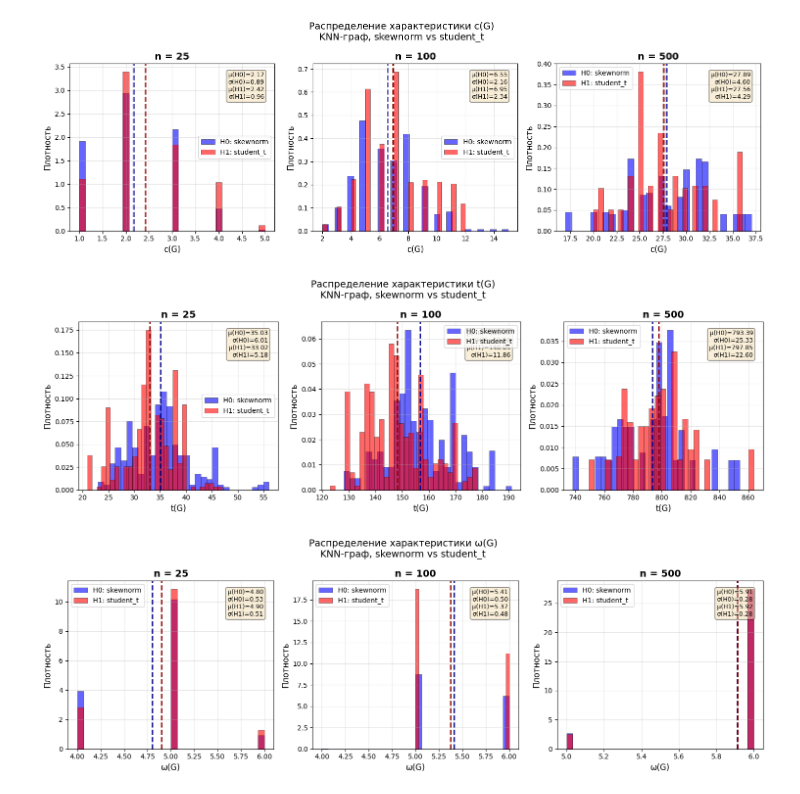
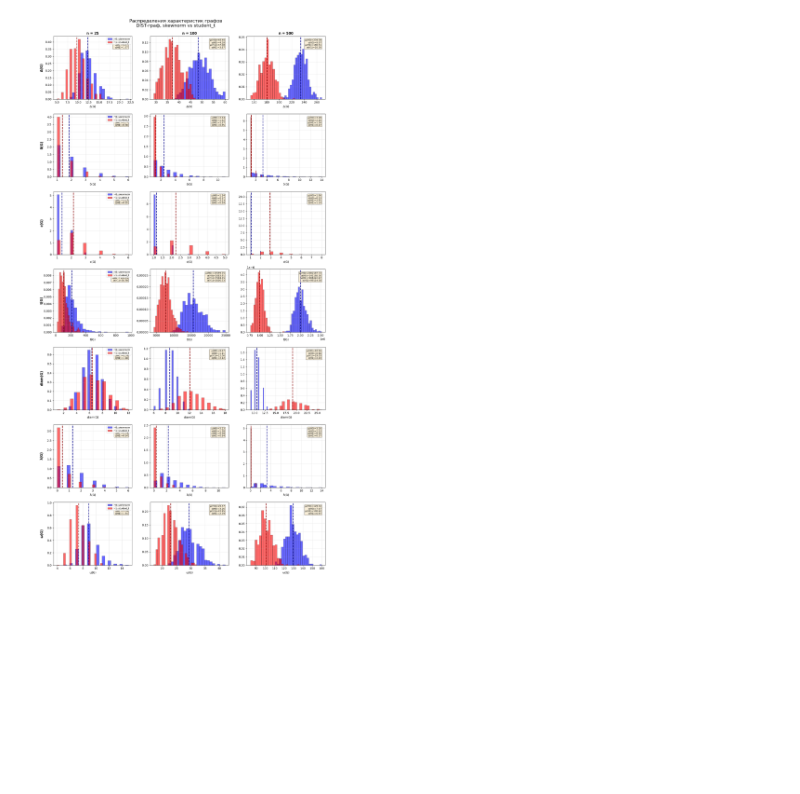
Before and after one commit to ShayakhmetovAskar/hse-random-graph-lab, a Jupyter notebook: src/part2.ipynb, the cells around one changed output. Drawn from its saved outputs; the diff is of its cells as text; code cells hidden in the pictures; blank space fills up the shorter version.

```diff
--- a/src/part2.ipynb
+++ b/src/part2.ipynb
@@ -66,4 +66,6 @@ FEATURES_TO_USE = [
 ]
+# %%
+N_SAMPLES_PER_CLASS = 1 # для быстрой проверки ноутбука
 # %%
 print("=" * 70)
 print("ПАРАМЕТРЫ ЭКСПЕРИМЕНТА (Часть II)")
@@ -90,6 +92,6 @@ H1: student_t с параметрами {'nu': 3}
 ======================================================================
 # %%
-def extract_features(data, graph_type="knn", k=5, features_to_use=None):
+def extract_features(data, graph_type="knn", k=5, d=0.5, features_to_use=None):
     """Извлечение выбранных характеристик из графа"""
     if features_to_use is None:
         features_to_use = FEATURES_TO_USE
@@ -302,9 +304,9 @@ plt.show()
 # %%
 classifiers = {
     "Random Forest": RandomForestClassifier(n_estimators=100, random_state=RANDOM_STATE),
-    "SVM (RBF)": SVC(kernel="rbf", probability=True, random_state=RANDOM_STATE),
+    #"SVM (RBF)": SVC(kernel="rbf", probability=True, random_state=RANDOM_STATE),
     "Logistic Regression": LogisticRegression(max_iter=1000, random_state=RANDOM_STATE),
-    #"Neural Network": MLPClassifier(hidden_layer_sizes=(50, 30), max_iter=1000, random_state=RANDOM_STATE),
+    "Neural Network": MLPClassifier(hidden_layer_sizes=(50, 30), max_iter=1000, random_state=RANDOM_STATE),
 }
 # %%
 def evaluate_classifier_single_run(clf, X_train, X_test, y_train, y_test):
@@ -555,15 +574,28 @@ plt.show()
 # %%
+# Создаем один большой график для всех характеристик
+n_features = len(FEATURES_TO_USE)
+n_sizes = len(N_VALUES)
+
+fig, axes = plt.subplots(n_features, n_sizes, figsize=(15, 4 * n_features))
+
+# Общий заголовок для всего графика
+fig.suptitle(
+    f"Распределения характеристик графов\n{GRAPH_TYPE.upper()}-граф, {DISTRIBUTION_H0} vs {DISTRIBUTION_H1}",
+    fontsize=16,
+    y=0.98,
+)
+
+# Проходим по каждой характеристике
 for feature_idx, feature_name in enumerate(FEATURES_TO_USE):
-    fig, axes = plt.subplots(1, 3, figsize=(15, 5))
 
-    fig.suptitle(
-        f"Распределение характеристики {feature_labels.get(feature_name, feature_name)}\n"
-        f"{GRAPH_TYPE.upper()}-граф, {DISTRIBUTION_H0} vs {DISTRIBUTION_H1}",
-        fontsize=14,
-    )
+    # Проходим по каждому размеру выборки
+    for size_idx, n in enumerate(N_VALUES):
 
-    for idx, n in enumerate(N_VALUES):
-        ax = axes[idx]
+        # Определяем текущий subplot
+        if n_features == 1:
+            ax = axes[size_idx]
+        else:
+            ax = axes[feature_idx, size_idx]
 
         # Получаем данные
         X = all_datasets[n]["X"]
@@ -600,43 +632,64 @@ for feature_idx, feature_name in enumerate(FEATURES_TO_USE):
             density=True,
             edgecolor="black",
             linewidth=0.5,
         )
 
         # Добавляем статистику
         mean_h0, std_h0 = np.mean(X_h0), np.std(X_h0)
         mean_h1, std_h1 = np.mean(X_h1), np.std(X_h1)
 
         # Вертикальные линии для средних
         ax.axvline(mean_h0, color="darkblue", linestyle="--", linewidth=2)
         ax.axvline(mean_h1, color="darkred", linestyle="--", linewidth=2)
 
         # Настройка осей
-        ax.set_xlabel(f"{feature_labels.get(feature_name, feature_name)}", fontsize=12)
-        ax.set_ylabel("Плотность", fontsize=12)
-        ax.set_title(f"n = {n}", fontsize=14, fontweight="bold")
-        ax.legend(fontsize=10)
+        ax.set_xlabel(f"{feature_labels.get(feature_name, feature_name)}", fontsize=10)
+        ax.set_ylabel("", fontsize=10)
+
+        # Заголовок для каждого субплота
+        if feature_idx == 0:  # Заголовки размеров выборок только для первой строки
+            ax.set_title(f"n = {n}", fontsize=12, fontweight="bold")
+
+        # Название характеристики слева (только для первого столбца)
+        if size_idx == 0:
+            ax.text(
+                -0.15,
+                0.5,
+                f"{feature_labels.get(feature_name, feature_name)}",
+                rotation=90,
+                transform=ax.transAxes,
+                verticalalignment="center",
+                horizontalalignment="center",
+                fontsize=12,
+                fontweight="bold",
+            )
+
+        # Легенда только для первого графика каждой строки
+        if size_idx == 0:
+            ax.legend(fontsize=8, loc="upper right")
+
         ax.grid(alpha=0.3)
 
         # Текст со статистикой
         stats_text = f"μ(H0)={mean_h0:.2f}\nσ(H0)={std_h0:.2f}\n"
         stats_text += f"μ(H1)={mean_h1:.2f}\nσ(H1)={std_h1:.2f}"
         ax.text(
             0.95,
             0.95,
             stats_text,
             transform=ax.transAxes,
             verticalalignment="top",
             horizontalalignment="right",
             bbox=dict(boxstyle="round", facecolor="wheat", alpha=0.5),
-            fontsize=9,
+            fontsize=8,
         )
 
-    plt.tight_layout()
-    plt.show()
+# Настройка расположения субплотов
+plt.tight_layout()
+plt.subplots_adjust(top=0.95, left=0.1)  # Оставляем место для общего заголовка и названий характеристик
+plt.show()
 # %% [output]
-[figure, old version]
+[figure, new version]
-[figure, removed]
-[figure, removed]
 # %%
 print("\n" + "=" * 70)
 print("ИТОГОВЫЕ ВЫВОДЫ")
```
Also changed, not shown: parts of 9 cells of this notebook.
